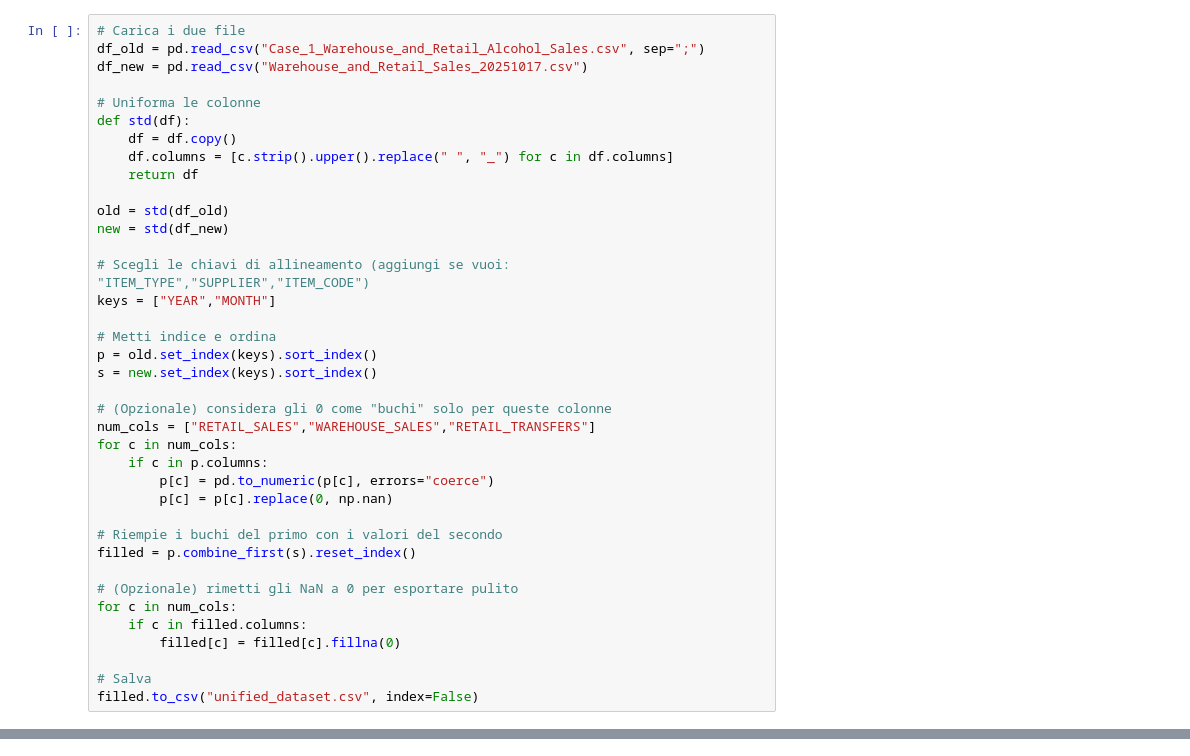
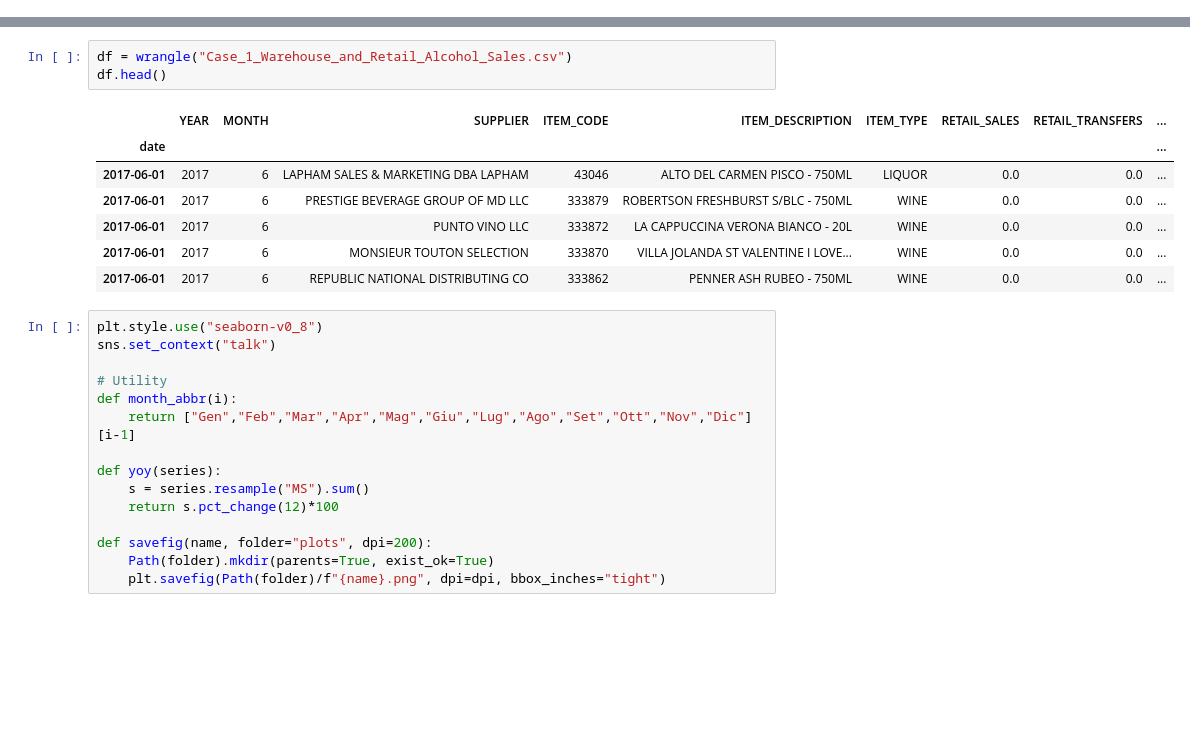
Before and after one commit to Gloreti03/Data-driven-innovation-project-work, a Jupyter notebook: Data driven.ipynb, the cells around one changed output, grey strips where cells are left out. Saved outputs shown, nothing was run; the diff lists cells and outputs as text; blank space fills up the shorter version.

```diff
--- a/Data driven.ipynb
+++ b/Data driven.ipynb
@@ -4,39 +7 @@ import numpy as np
-# %%
-# Carica i due file
-df_old = pd.read_csv("Case_1_Warehouse_and_Retail_Alcohol_Sales.csv", sep=";")
-df_new = pd.read_csv("Warehouse_and_Retail_Sales_20251017.csv")
-
-# Uniforma le colonne
-def std(df):
-    df = df.copy()
-    df.columns = [c.strip().upper().replace(" ", "_") for c in df.columns]
-    return df
-
-old = std(df_old)
-new = std(df_new)
-
-# Scegli le chiavi di allineamento (aggiungi se vuoi: "ITEM_TYPE","SUPPLIER","ITEM_CODE")
-keys = ["YEAR","MONTH"]
-
-# Metti indice e ordina
-p = old.set_index(keys).sort_index()
-s = new.set_index(keys).sort_index()
-
-# (Opzionale) considera gli 0 come "buchi" solo per queste colonne
-num_cols = ["RETAIL_SALES","WAREHOUSE_SALES","RETAIL_TRANSFERS"]
-for c in num_cols:
-    if c in p.columns:
-        p[c] = pd.to_numeric(p[c], errors="coerce")
-        p[c] = p[c].replace(0, np.nan)
-
-# Riempie i buchi del primo con i valori del secondo
-filled = p.combine_first(s).reset_index()
-
-# (Opzionale) rimetti gli NaN a 0 per esportare pulito
-for c in num_cols:
-    if c in filled.columns:
-        filled[c] = filled[c].fillna(0)
-
-# Salva
-filled.to_csv("unified_dataset.csv", index=False)
 # %%
@@ -70,2 +103,28 @@ def wrangle(csv):
 
     return df
+# %%
+df = wrangle("Case_1_Warehouse_and_Retail_Alcohol_Sales.csv")
+df.head()
+# %% [output]
+|  | YEAR | MONTH | SUPPLIER | ITEM_CODE | ITEM_DESCRIPTION | ITEM_TYPE | RETAIL_SALES | RETAIL_TRANSFERS | ... |
+| date |  |  |  |  |  |  |  |  | ... |
+| 2017-06-01 | 2017 | 6 | LAPHAM SALES & MARKETING DBA LAPHAM | 43046 | ALTO DEL CARMEN PISCO - 750ML | LIQUOR | 0.0 | 0.0 | ... |
+| 2017-06-01 | 2017 | 6 | PRESTIGE BEVERAGE GROUP OF MD LLC | 333879 | ROBERTSON FRESHBURST S/BLC - 750ML | WINE | 0.0 | 0.0 | ... |
+| 2017-06-01 | 2017 | 6 | PUNTO VINO LLC | 333872 | LA CAPPUCCINA VERONA BIANCO - 20L | WINE | 0.0 | 0.0 | ... |
+| 2017-06-01 | 2017 | 6 | MONSIEUR TOUTON SELECTION | 333870 | VILLA JOLANDA ST VALENTINE I LOVE... | WINE | 0.0 | 0.0 | ... |
+| 2017-06-01 | 2017 | 6 | REPUBLIC NATIONAL DISTRIBUTING CO | 333862 | PENNER ASH RUBEO - 750ML | WINE | 0.0 | 0.0 | ... |
+# %%
+plt.style.use("seaborn-v0_8")
+sns.set_context("talk")
+
+# Utility
+def month_abbr(i):
+    return ["Gen","Feb","Mar","Apr","Mag","Giu","Lug","Ago","Set","Ott","Nov","Dic"][i-1]
+
+def yoy(series):
+    s = series.resample("MS").sum()
+    return s.pct_change(12)*100
+
+def savefig(name, folder="plots", dpi=200):
+    Path(folder).mkdir(parents=True, exist_ok=True)
+    plt.savefig(Path(folder)/f"{name}.png", dpi=dpi, bbox_inches="tight")
```
Also changed, not shown: parts of 7 cells of this notebook.
